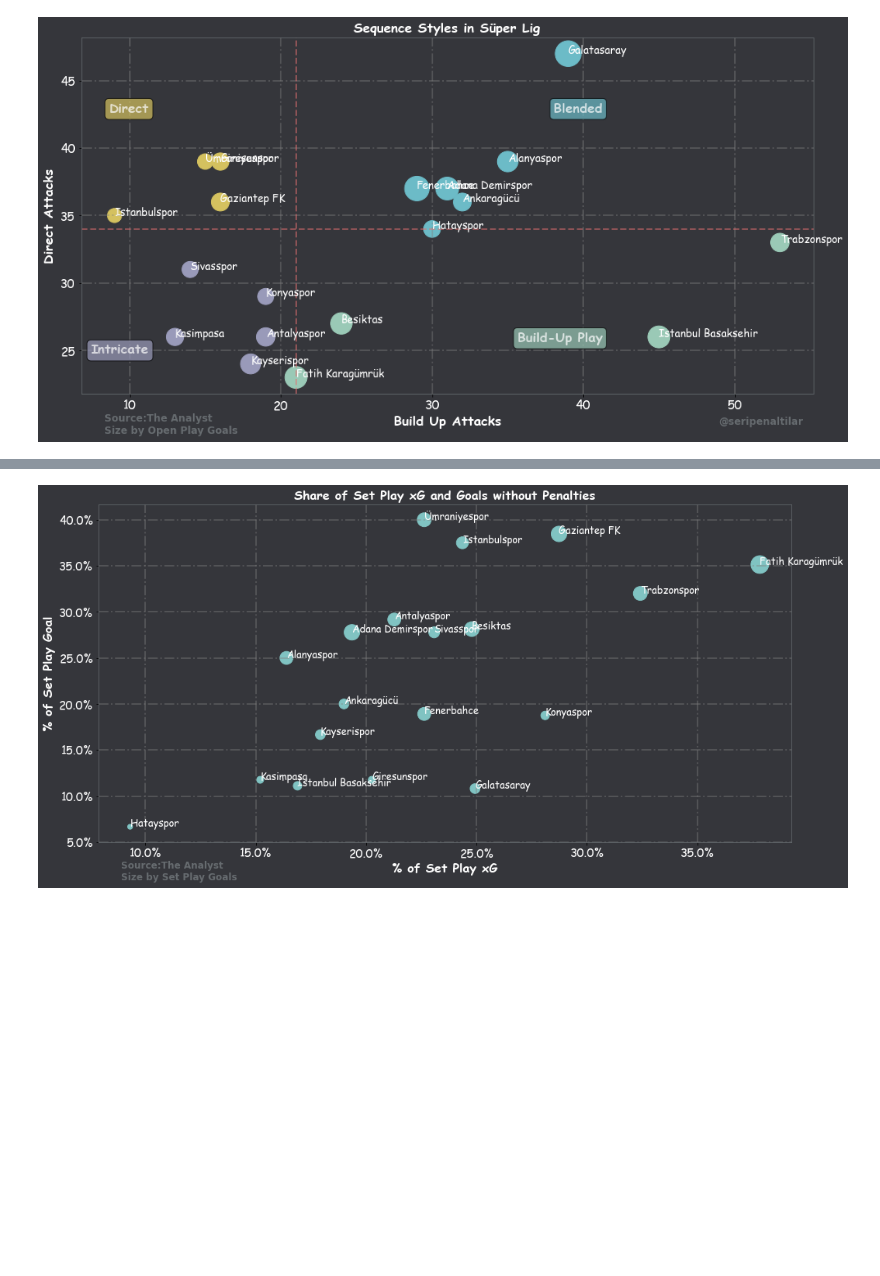
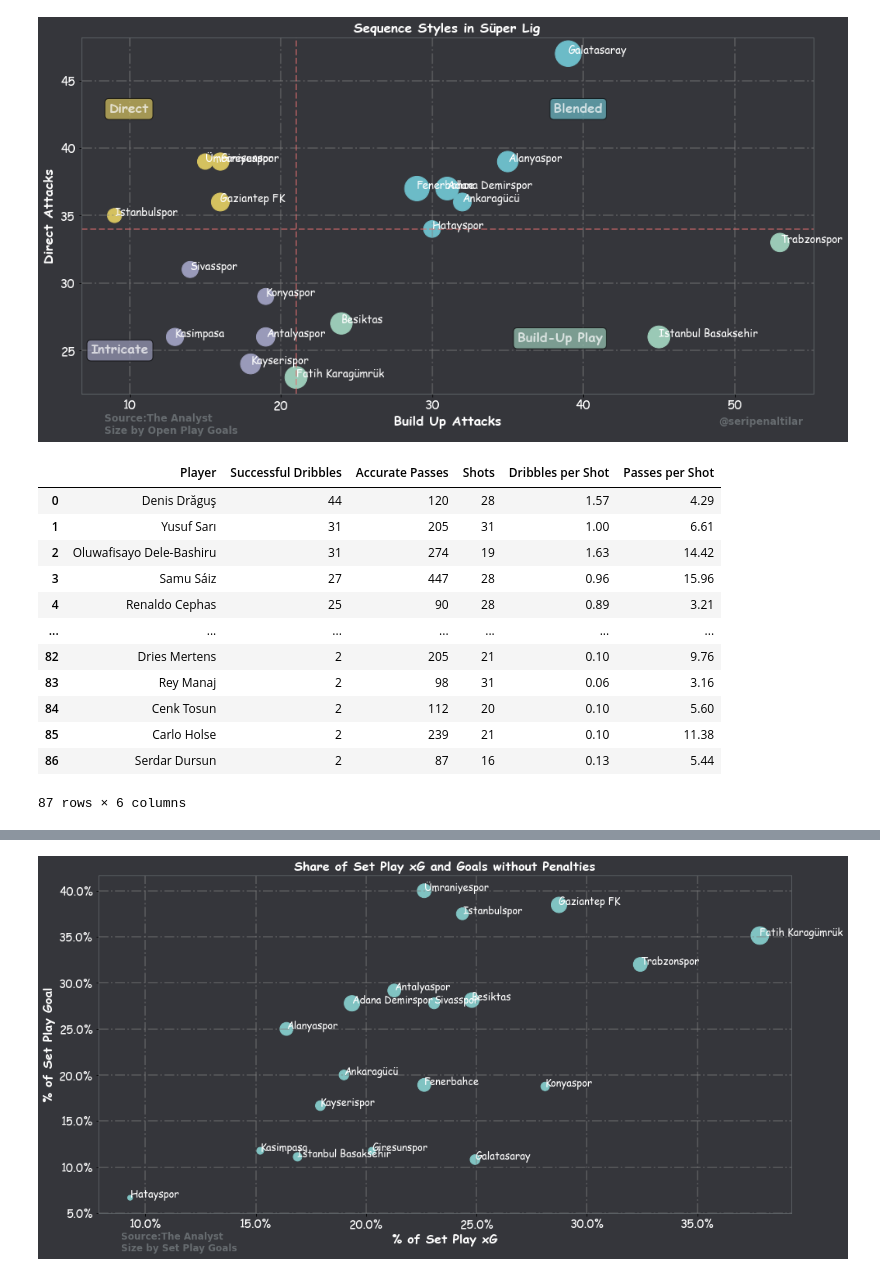
Before and after one commit to cabulut/totalfootball, a Jupyter notebook: Besiktas xG vs Goal flow chart.ipynb, the cells around one changed output, grey strips where cells are left out. Saved outputs shown, nothing was run; the diff lists cells and outputs as text; code cells hidden in the pictures; blank space fills up the shorter version.

```diff
--- a/Besiktas xG vs Goal flow chart.ipynb
+++ b/Besiktas xG vs Goal flow chart.ipynb
@@ -883,0 +886,16 @@ plt.show()
+# %%
+df
+# %% [output]
+|  | Player | Successful Dribbles | Accurate Passes | Shots | Dribbles per Shot | Passes per Shot |
+| 0 | Denis Drăguş | 44 | 120 | 28 | 1.57 | 4.29 |
+| 1 | Yusuf Sarı | 31 | 205 | 31 | 1.00 | 6.61 |
+| 2 | Oluwafisayo Dele-Bashiru | 31 | 274 | 19 | 1.63 | 14.42 |
+| 3 | Samu Sáiz | 27 | 447 | 28 | 0.96 | 15.96 |
+| 4 | Renaldo Cephas | 25 | 90 | 28 | 0.89 | 3.21 |
+| ... | ... | ... | ... | ... | ... | ... |
+| 82 | Dries Mertens | 2 | 205 | 21 | 0.10 | 9.76 |
+| 83 | Rey Manaj | 2 | 98 | 31 | 0.06 | 3.16 |
+| 84 | Cenk Tosun | 2 | 112 | 20 | 0.10 | 5.60 |
+| 85 | Carlo Holse | 2 | 239 | 21 | 0.10 | 11.38 |
+| 86 | Serdar Dursun | 2 | 87 | 16 | 0.13 | 5.44 |
+87 rows × 6 columns
```
Also changed, not shown: parts of 3 cells of this notebook, 1 other file.
